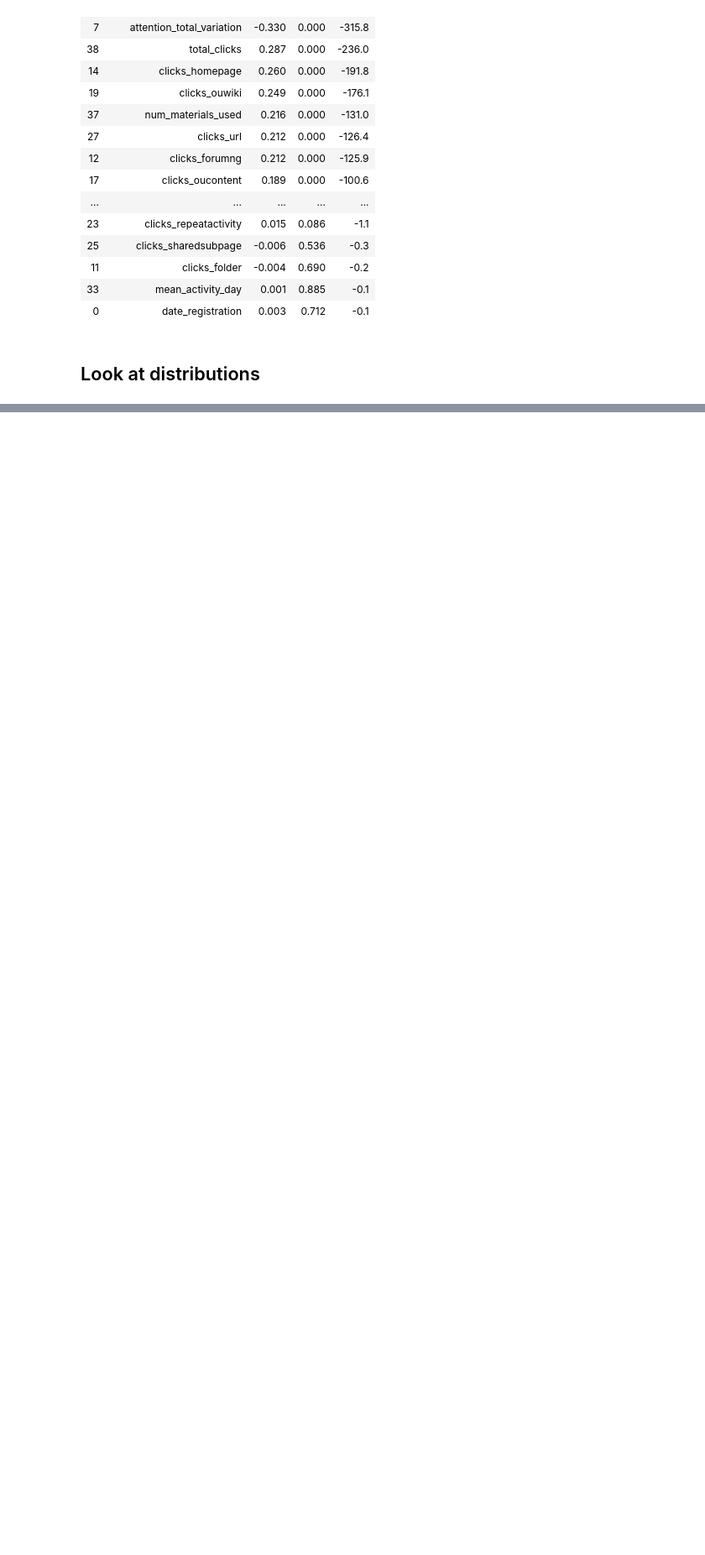
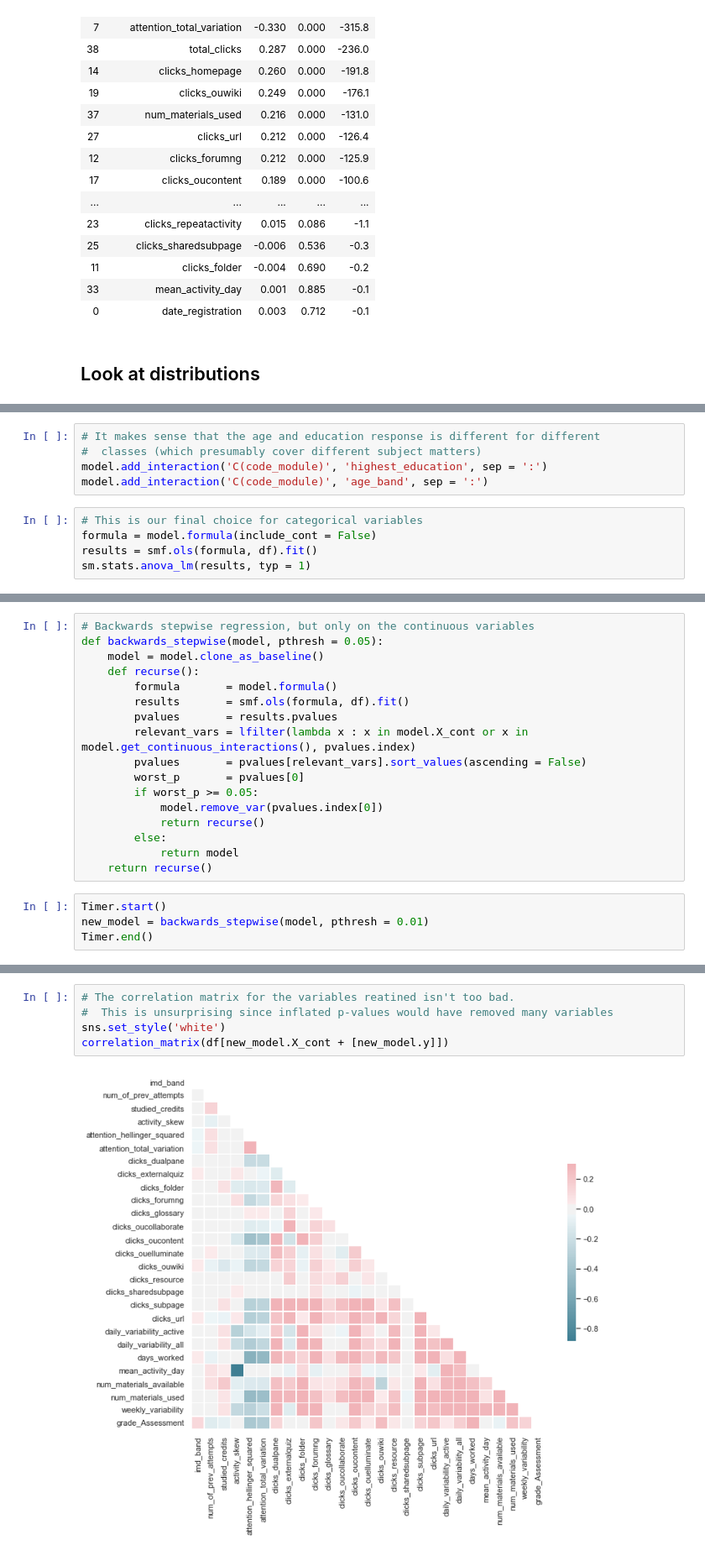
Before and after one commit to rcharan/mooc-data, a Jupyter notebook: analysis.ipynb, the cells around one changed output, grey strips where cells are left out. Shown at 84% size. Saved outputs shown, nothing was run; the diff lists cells and outputs as text; blank space fills up the shorter version.

```diff
--- a/analysis.ipynb
+++ b/analysis.ipynb
@@ -256,0 +357,10 @@ strong multicollinearity or other numerical problems.
+# %%
+# It makes sense that the age and education response is different for different
+#  classes (which presumably cover different subject matters)
+model.add_interaction('C(code_module)', 'highest_education', sep = ':')
+model.add_interaction('C(code_module)', 'age_band', sep = ':')
+# %%
+# This is our final choice for categorical variables
+formula = model.formula(include_cont = False)
+results = smf.ols(formula, df).fit()
+sm.stats.anova_lm(results, typ = 1)
@@ -256,0 +379,21 @@ strong multicollinearity or other numerical problems.
+# %%
+# Backwards stepwise regression, but only on the continuous variables
+def backwards_stepwise(model, pthresh = 0.05):
+    model = model.clone_as_baseline()
+    def recurse():
+        formula       = model.formula()
+        results       = smf.ols(formula, df).fit()
+        pvalues       = results.pvalues
+        relevant_vars = lfilter(lambda x : x in model.X_cont or x in model.get_continuous_interactions(), pvalues.index)
+        pvalues       = pvalues[relevant_vars].sort_values(ascending = False)
+        worst_p       = pvalues[0]
+        if worst_p >= 0.05:
+            model.remove_var(pvalues.index[0])
+            return recurse()
+        else:
+            return model
+    return recurse()
+# %%
+Timer.start()
+new_model = backwards_stepwise(model, pthresh = 0.01)
+Timer.end()
@@ -256,0 +518,7 @@ strong multicollinearity or other numerical problems.
+# %%
+# The correlation matrix for the variables reatined isn't too bad.
+#  This is unsurprising since inflated p-values would have removed many variables
+sns.set_style('white')
+correlation_matrix(df[new_model.X_cont + [new_model.y]])
+# %% [output]
+[figure, added]
```
Also changed, not shown: parts of 97 cells of this notebook, 2 other files.
